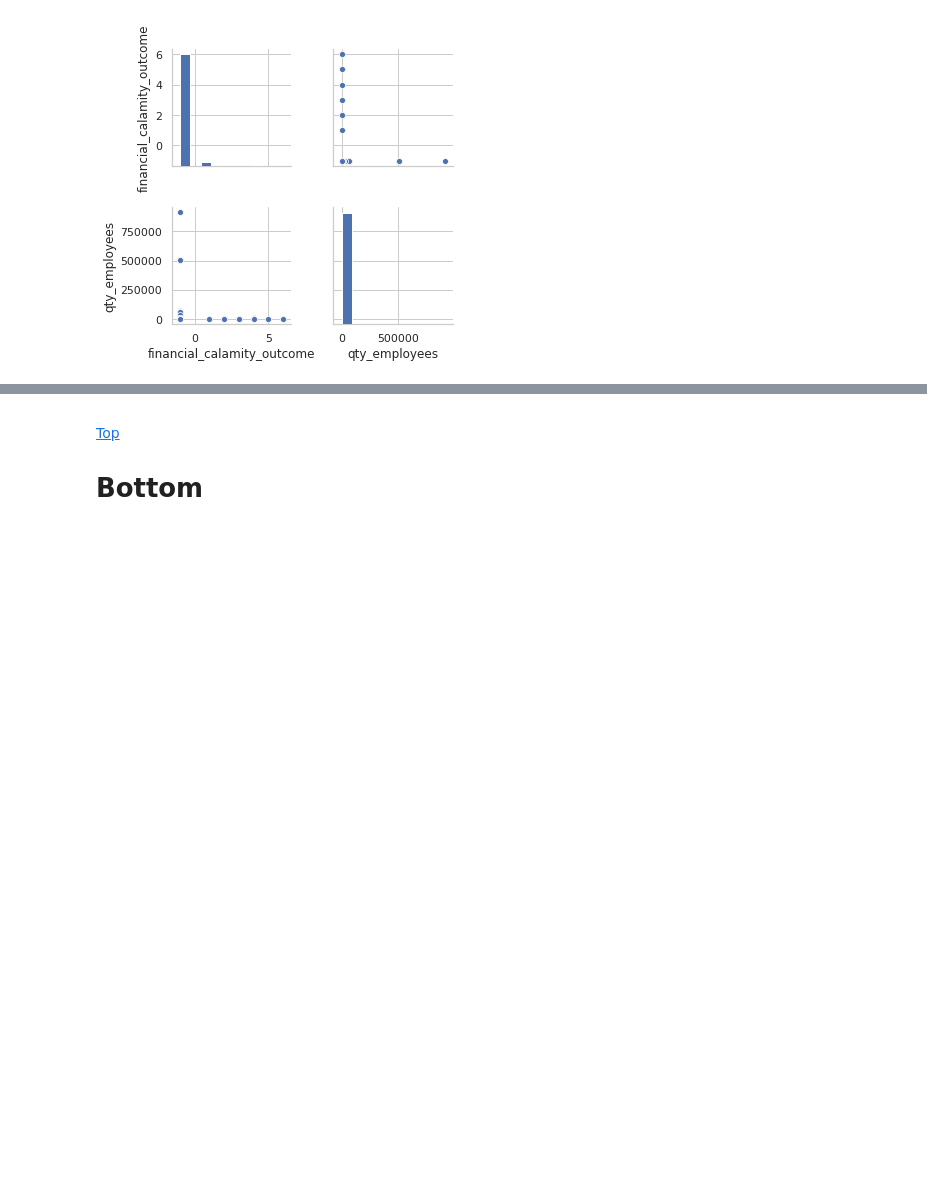
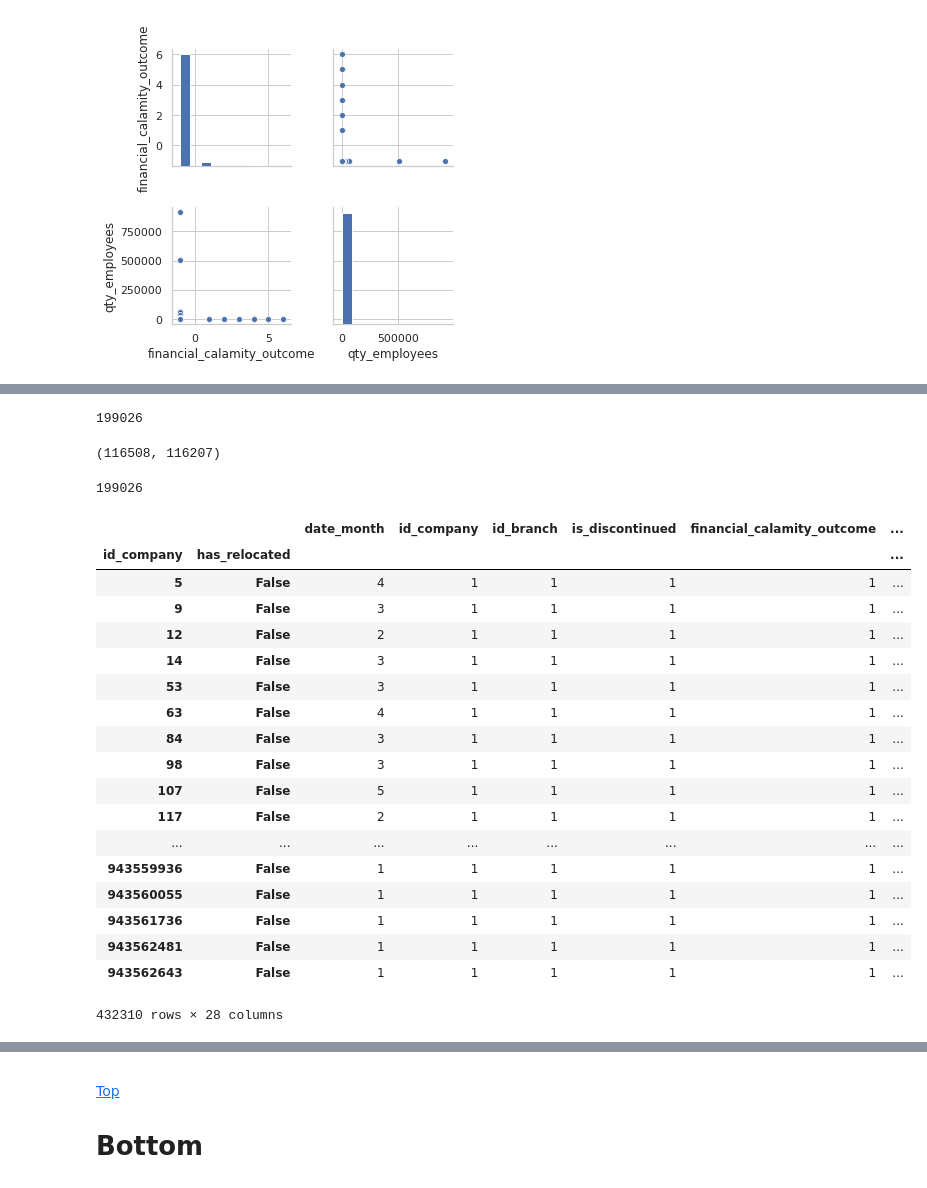
Before and after one commit to mark-me/relocation_indicator, a Jupyter notebook: Notebooks/Data_Merging/graydon_inspect_one_year.ipynb, the cells around one changed output, grey strips where cells are left out. Cells and saved outputs as stored; diff of their text form; code cells hidden in the pictures; blank space fills up the shorter version.

```diff
--- a/Notebooks/Data_Merging/graydon_inspect_one_year.ipynb
+++ b/Notebooks/Data_Merging/graydon_inspect_one_year.ipynb
@@ -633,0 +692,2 @@ g = sns.pairplot(subset_train, vars=plot_cols)
+# %%
+subset_train = pd.read_csv('subset_2018.csv')
@@ -633,0 +732,4 @@ g = sns.pairplot(subset_train, vars=plot_cols)
+# %%
+subset_train[(subset_train.date_month=='2018-01-01') | (subset_train.date_month=='2018-02-01')]['id_company'].nunique()
+# %% [output]
+199026
@@ -633,0 +740,30 @@ g = sns.pairplot(subset_train, vars=plot_cols)
+# %%
+len(jan_ids), len(feb_ids)
+# %% [output]
+(116508, 116207)
+# %%
+len(set(np.append(jan_ids, feb_ids)))
+# %% [output]
+199026
+# %%
+subset_train.groupby(['id_company', 'has_relocated']).nunique()
+# %% [output]
+|  |  | date_month | id_company | id_branch | is_discontinued | financial_calamity_outcome | ... |
+| id_company | has_relocated |  |  |  |  |  | ... |
+| 5 | False | 4 | 1 | 1 | 1 | 1 | ... |
+| 9 | False | 3 | 1 | 1 | 1 | 1 | ... |
+| 12 | False | 2 | 1 | 1 | 1 | 1 | ... |
+| 14 | False | 3 | 1 | 1 | 1 | 1 | ... |
+| 53 | False | 3 | 1 | 1 | 1 | 1 | ... |
+| 63 | False | 4 | 1 | 1 | 1 | 1 | ... |
+| 84 | False | 3 | 1 | 1 | 1 | 1 | ... |
+| 98 | False | 3 | 1 | 1 | 1 | 1 | ... |
+| 107 | False | 5 | 1 | 1 | 1 | 1 | ... |
+| 117 | False | 2 | 1 | 1 | 1 | 1 | ... |
+| ... | ... | ... | ... | ... | ... | ... | ... |
+| 943559936 | False | 1 | 1 | 1 | 1 | 1 | ... |
+| 943560055 | False | 1 | 1 | 1 | 1 | 1 | ... |
+| 943561736 | False | 1 | 1 | 1 | 1 | 1 | ... |
+| 943562481 | False | 1 | 1 | 1 | 1 | 1 | ... |
+| 943562643 | False | 1 | 1 | 1 | 1 | 1 | ... |
+432310 rows × 28 columns
```
Also changed, not shown: parts of 39 cells of this notebook, 1 other file.
